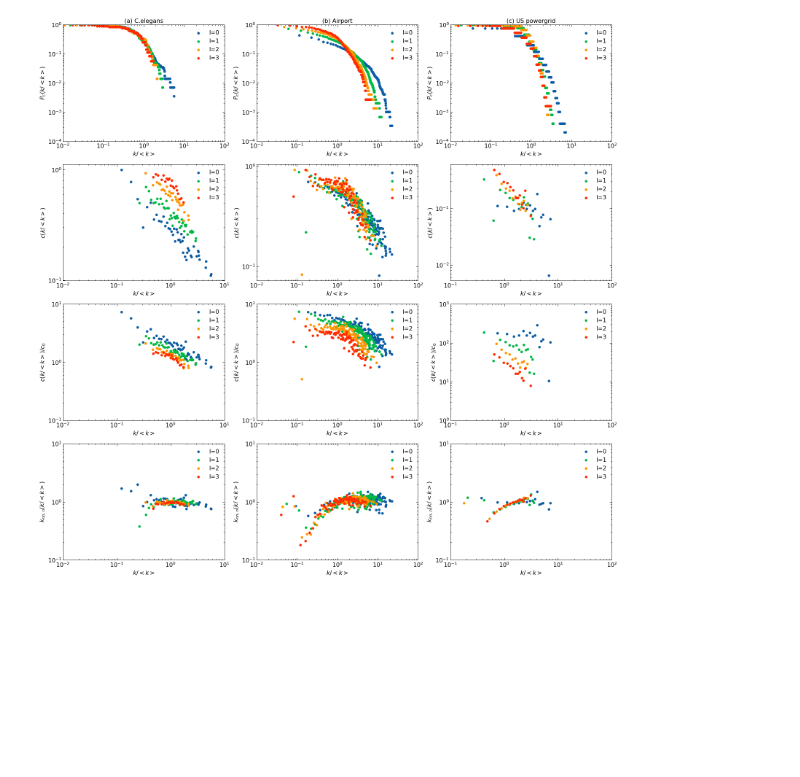
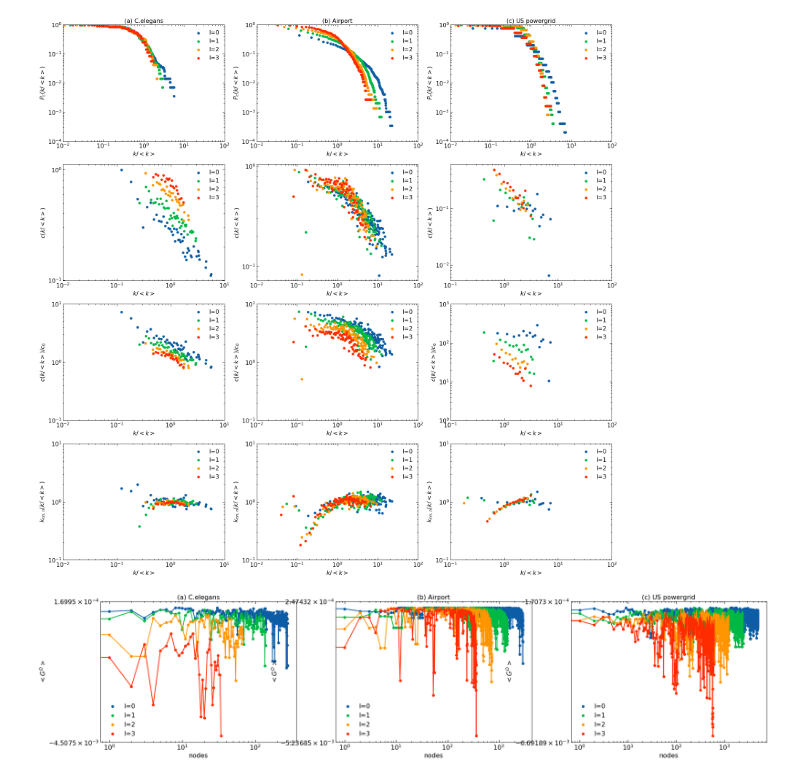
Before and after one commit to matheusloures42/renormalization-simplicial-complexes, a Jupyter notebook: plots.ipynb, the cells around one changed output. Saved outputs shown, nothing was run; the diff lists cells and outputs as text; code cells hidden in the pictures; blank space fills up the shorter version.

```diff
--- a/plots.ipynb
+++ b/plots.ipynb
@@ -709,3 +709,38 @@ plt.xlim(left=10**(-1),right=10**2)
 # %% [output]
 (0.1, 100)
 [figure]
+# %%
+fig,axs=plt.subplots(1,3,figsize=(30, 30))
+
+plt.subplot(4,3,1)
+
+plt.title('(a) C.elegans')
+
+average_GD(Gcel0,lb='l=0')
+average_GD(Gcel1,lb='l=1')
+average_GD(Gcel2,lb='l=2')
+average_GD(Gcel3,lb='l=3')
+
+
+
+plt.subplot(4,3,2)
+
+plt.title('(b) Airport')
+
+average_GD(Gair0,lb='l=0')
+average_GD(Gair1,lb='l=1')
+average_GD(Gair2,lb='l=2')
+average_GD(Gair3,lb='l=3')
+
+
+
+plt.subplot(4,3,3)
+
+plt.title('(c) US powergrid')
+
+average_GD(Gus0,lb='l=0')
+average_GD(Gus1,lb='l=1')
+average_GD(Gus2,lb='l=2')
+average_GD(Gus3,lb='l=3')
+# %% [output]
+[figure, added]
```
Also changed, not shown: parts of 4 cells of this notebook, 30 other files.
